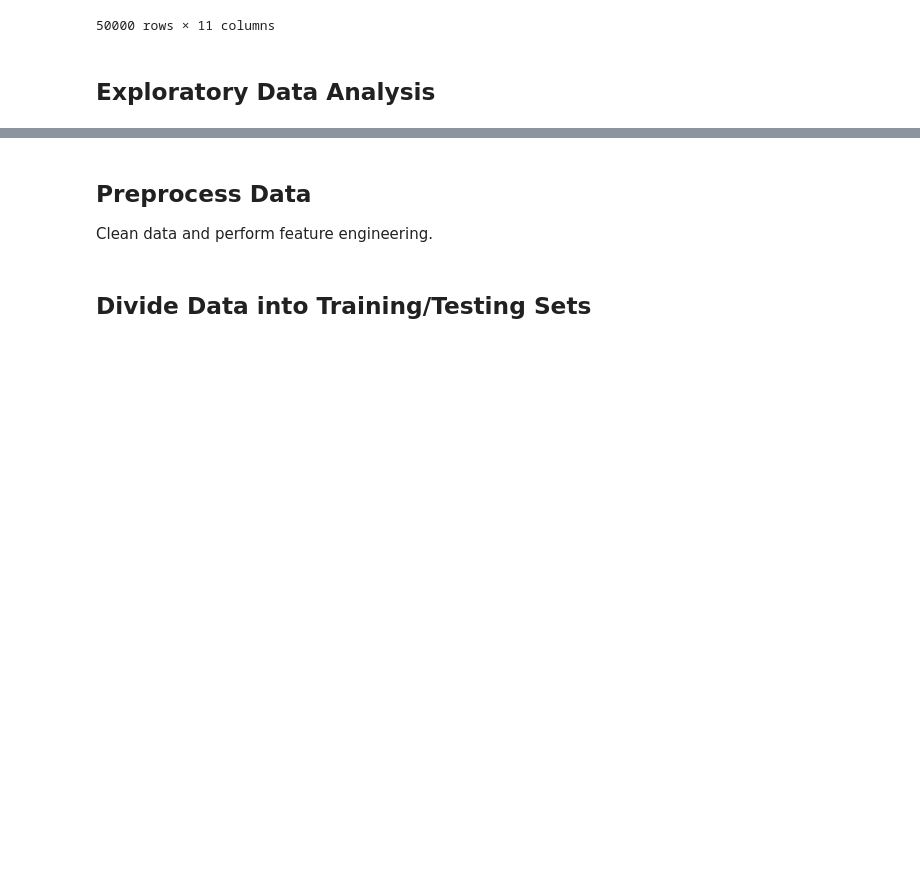
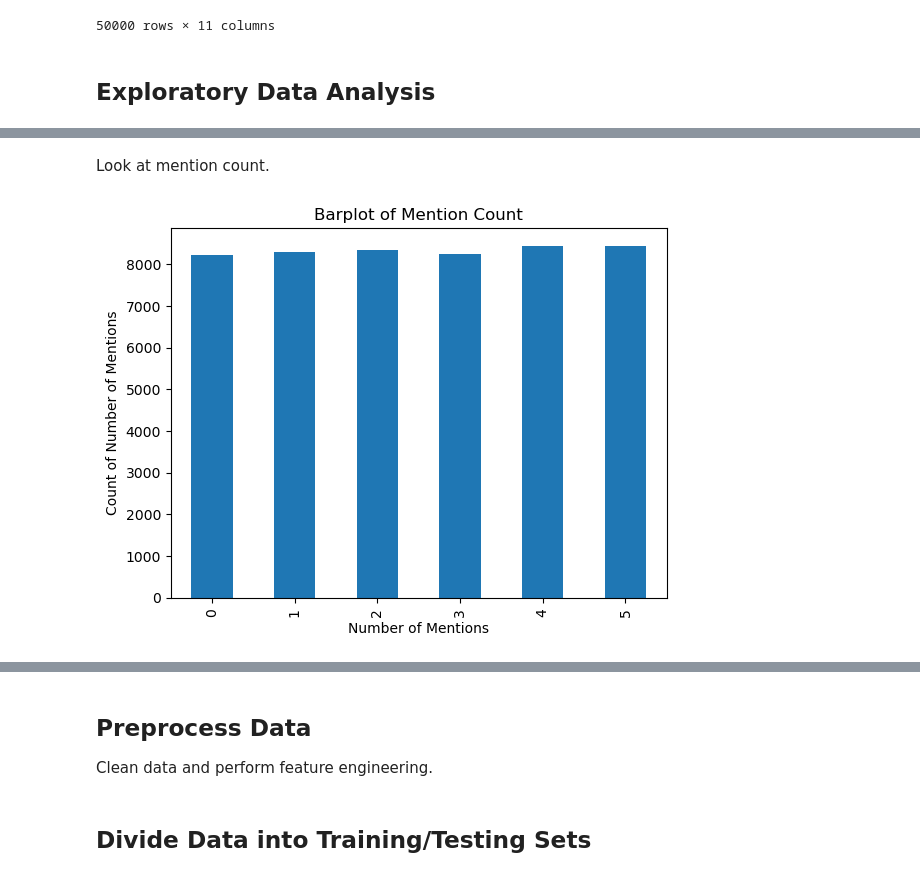
Before and after one commit to kaden-young/AppliedMLFinalProj, a Jupyter notebook: csc6621_final_project.ipynb, the cells around one changed output, grey strips where cells are left out. Drawn from its saved outputs; the diff is of its cells as text; code cells hidden in the pictures; blank space fills up the shorter version.

```diff
--- a/csc6621_final_project.ipynb
+++ b/csc6621_final_project.ipynb
@@ -32,0 +72,10 @@ df
+# %% [markdown]
+Look at mention count.
+# %%
+df['Mention Count'].value_counts().sort_index(ascending=True).plot(kind='bar')
+plt.title('Barplot of Mention Count')
+plt.xlabel('Number of Mentions')
+plt.ylabel('Count of Number of Mentions')
+plt.show()
+# %% [output]
+[figure, added]
```
Also changed, not shown: parts of 19 cells of this notebook.
